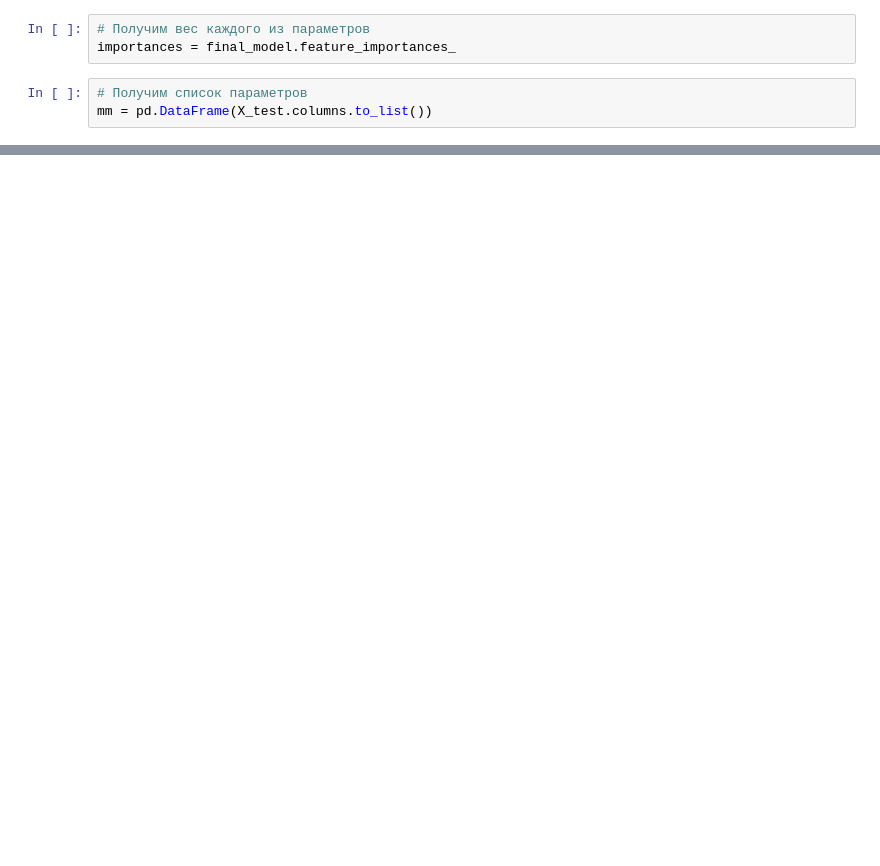
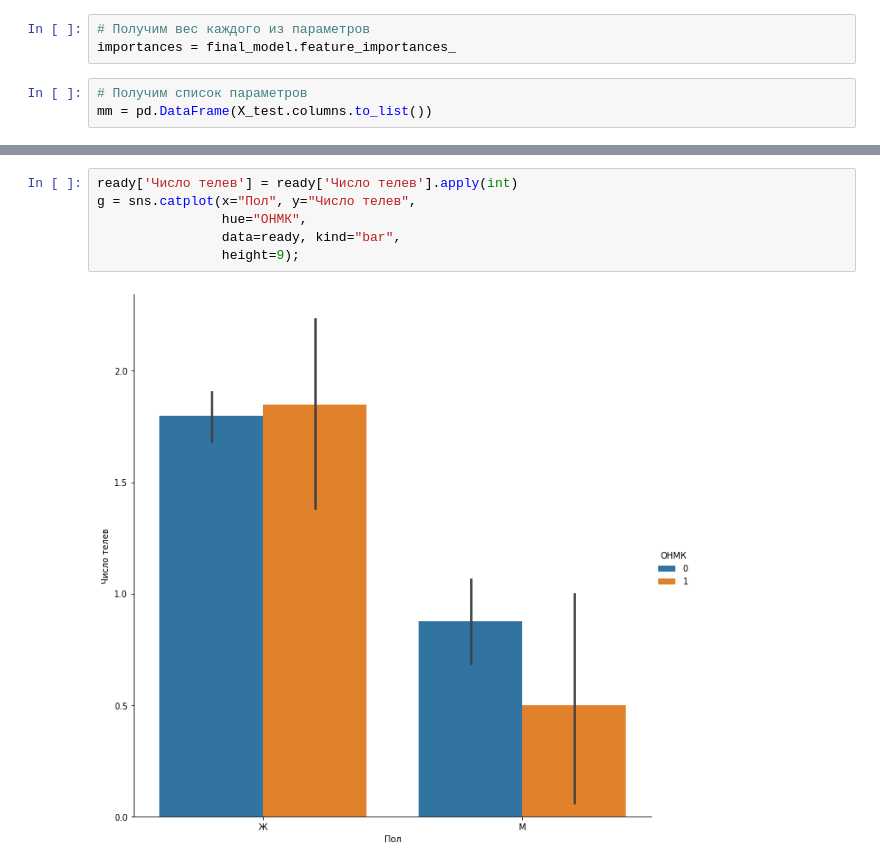
Before and after one commit to andrewkomkov/do_not_heart_me, a Jupyter notebook: Блокнот ML.ipynb, the cells around one changed output, grey strips where cells are left out. Saved outputs shown, nothing was run; the diff lists cells and outputs as text; blank space fills up the shorter version.

```diff
--- a/Блокнот ML.ipynb
+++ b/Блокнот ML.ipynb
@@ -645,0 +412,8 @@ mm.sort_values(by='importances')
+# %%
+ready['Число телев'] = ready['Число телев'].apply(int)
+g = sns.catplot(x="Пол", y="Число телев",
+                hue="ОНМК",
+                data=ready, kind="bar",
+                height=9);
+# %% [output]
+[figure, added]
```
Also changed, not shown: parts of 42 cells of this notebook, 15 other files.
